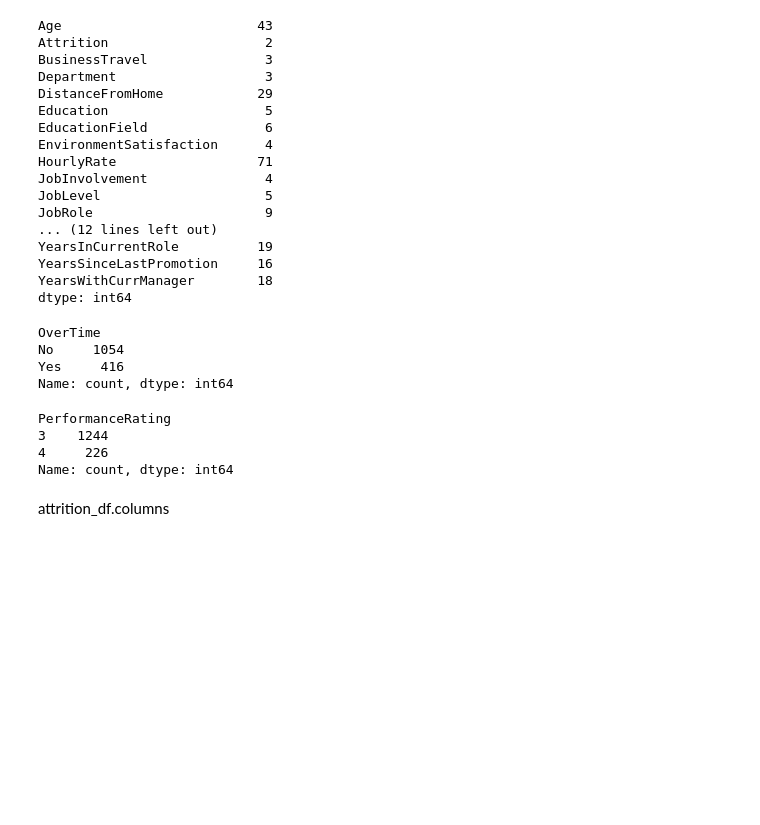
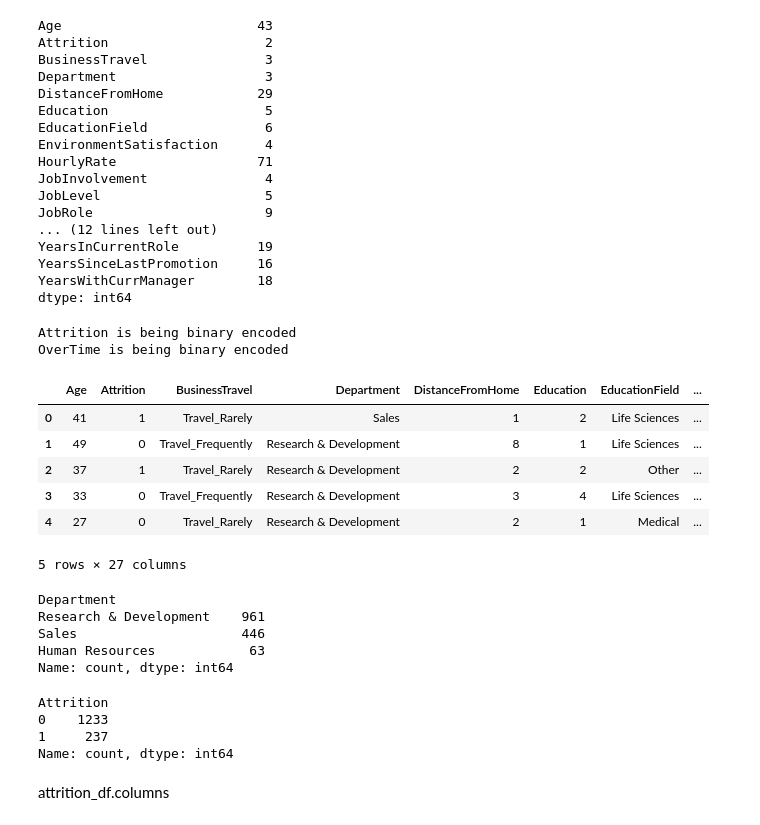
Before and after one commit to natesena/neural-network-challenge-2, a Jupyter notebook: attrition.ipynb, the cells around one changed output. Saved outputs shown, nothing was run; the diff lists cells and outputs as text; code cells hidden in the pictures; blank space fills up the shorter version.

```diff
--- a/attrition.ipynb
+++ b/attrition.ipynb
@@ -42,22 +42,58 @@ YearsInCurrentRole          19
 YearsSinceLastPromotion     16
 YearsWithCurrManager        18
 dtype: int64
+# %%
+# Find all categories with only 2 unique values as can be binary encoded
+def convert_yes_no(value):
+    if str(value).lower() in ["yes", "y", "true"]:
+        return 1
+    elif str(value).lower() in ["no", "n", "false"]:
+        return 0
+    else:
+        return value  # return original value if it's neither 'yes' nor 'no'
+
+def process_column(column):
+    unique_values = column.dropna().unique()
+    if len(unique_values) == 2:
+        lowercased_values = set(map(lambda x: str(x).lower(), unique_values))
+        if lowercased_values.issubset({"yes", "no", "y", "n", "true", "false"}):
+            print(column.name, "is being binary encoded")
+            return column.apply(convert_yes_no)
+    return column
+
+def convert_yes_no_columns(df):
+    for column in df.columns:
+        df[column] = process_column(df[column])
+    return df
+
+attrition_df = convert_yes_no_columns(attrition_df)
+attrition_df.head()
+# %% [output]
+Attrition is being binary encoded
+OverTime is being binary encoded
+|  | Age | Attrition | BusinessTravel | Department | DistanceFromHome | Education | EducationField | ... |
+| 0 | 41 | 1 | Travel_Rarely | Sales | 1 | 2 | Life Sciences | ... |
+| 1 | 49 | 0 | Travel_Frequently | Research & Development | 8 | 1 | Life Sciences | ... |
+| 2 | 37 | 1 | Travel_Rarely | Research & Development | 2 | 2 | Other | ... |
+| 3 | 33 | 0 | Travel_Frequently | Research & Development | 3 | 4 | Life Sciences | ... |
+| 4 | 27 | 0 | Travel_Rarely | Research & Development | 2 | 1 | Medical | ... |
+5 rows × 27 columns
+# %%
+attrition_df["Department"].value_counts()
+# %% [output]
+Department
+Research & Development    961
+Sales                     446
+Human Resources            63
+Name: count, dtype: int64
 # %%
-# ToDo encode this differently
-attrition_df["OverTime"].value_counts()
+# ToDo Encode this differently (ordinally?)
+attrition_df["Attrition"].value_counts()
 # %% [output]
-OverTime
-No     1054
-Yes     416
+Attrition
+0    1233
+1     237
 Name: count, dtype: int64
-# %%
-# ToDo Encode this differently (ordinally?)
-attrition_df["PerformanceRating"].value_counts()
-# %% [output]
-PerformanceRating
-3    1244
-4     226
-Name: count, dtype: int64
 # %% [markdown]
 attrition_df.columns
 # %%
```
Also changed, not shown: parts of 33 cells of this notebook.
